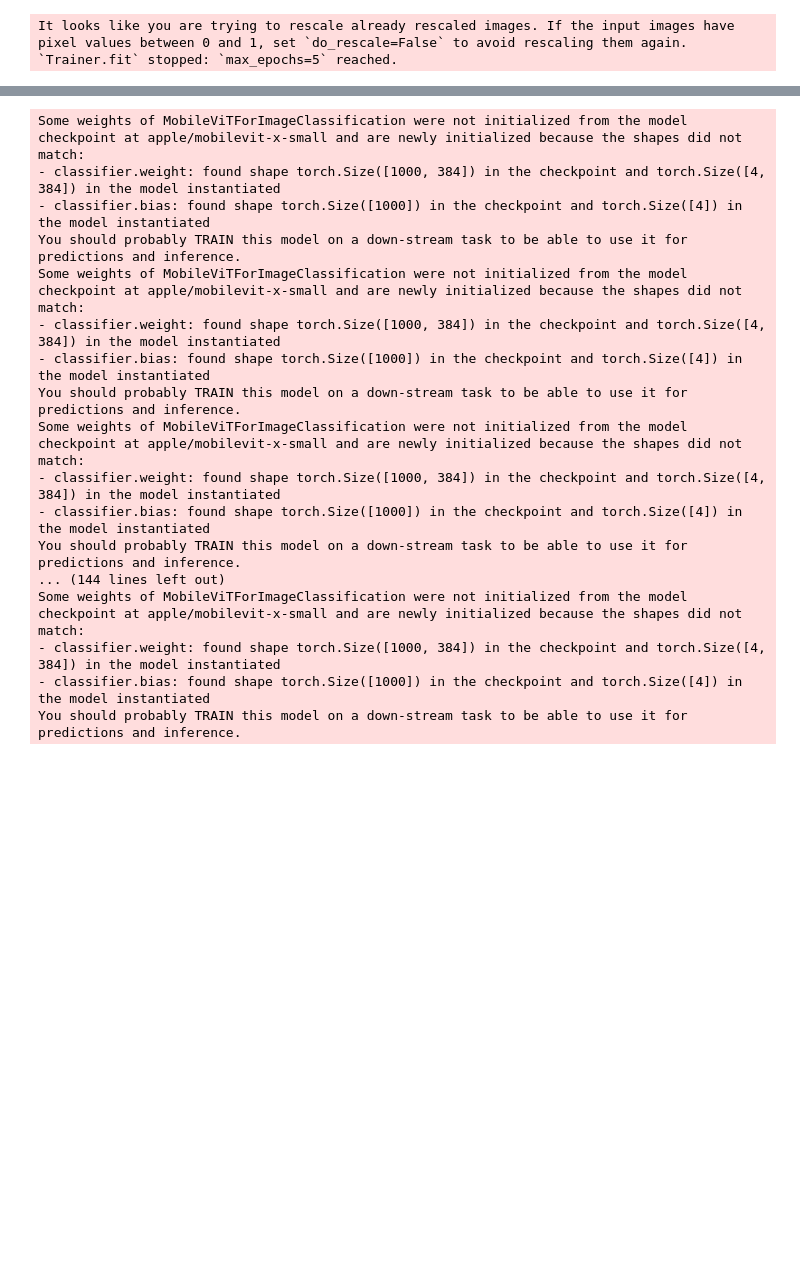
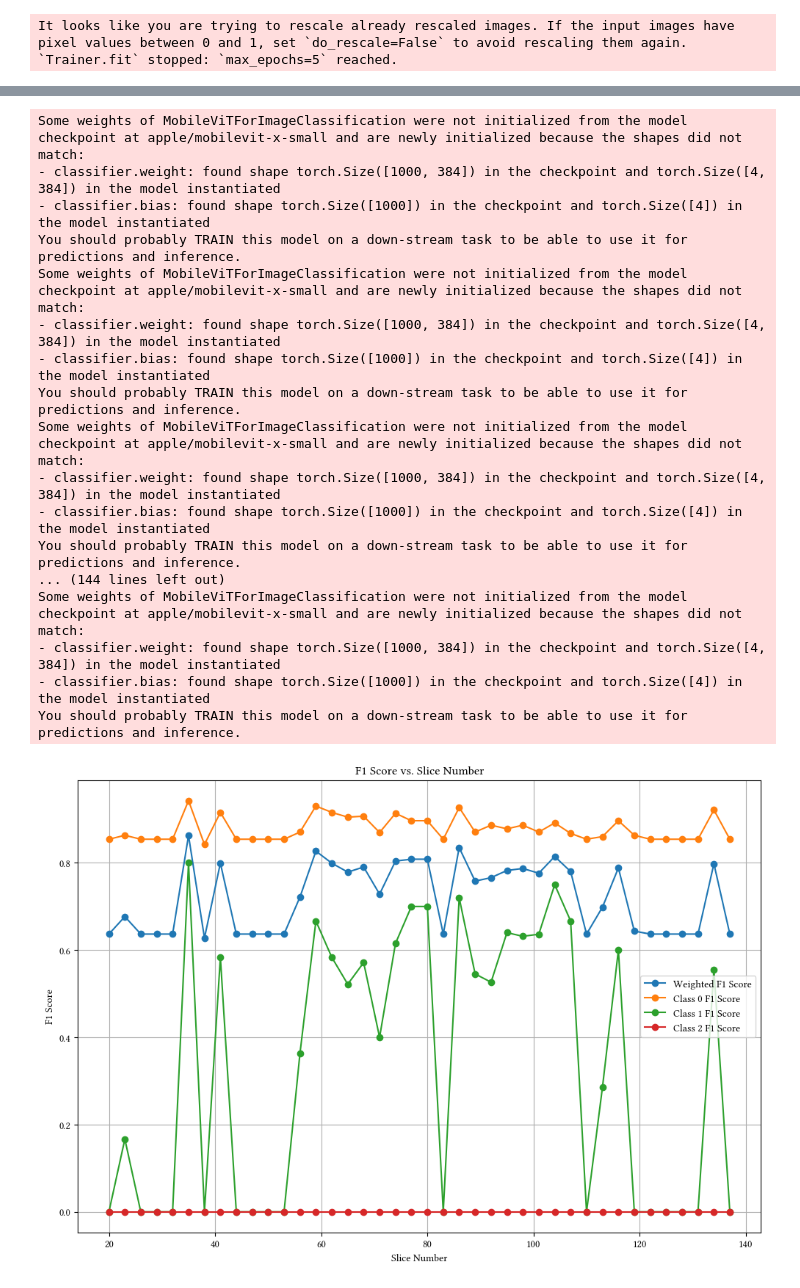
Before and after one commit to HenriSmidt/Alzheimer_Detection, a Jupyter notebook: slice_evaluation.ipynb, the cells around one changed output, grey strips where cells are left out. Saved outputs shown, nothing was run; the diff lists cells and outputs as text; code cells hidden in the pictures; blank space fills up the shorter version.

```diff
--- a/slice_evaluation.ipynb
+++ b/slice_evaluation.ipynb
@@ -367,10 +245,11 @@ import pandas as pd
 from transformers import MobileViTImageProcessor
 from sklearn.metrics import f1_score
 import os
+import numpy as np
+import matplotlib.pyplot as plt
 from dataset import MRIImageDataModule
 from models import MobileViTLightning
 from utils import get_best_device
-
 
 # Set device
 device = get_best_device()
@@ -393,13 +272,15 @@ def evaluate_model(model, test_loader):
     all_labels = []
     with torch.no_grad():
         for batch in test_loader:
-            inputs, labels, age = batch
+            inputs, labels, _, _ = batch
             inputs, labels = inputs.to(device), labels.to(device)
             outputs = model(inputs)
             preds = torch.argmax(outputs, dim=1)
             all_preds.extend(preds.cpu().numpy())
             all_labels.extend(labels.cpu().numpy())
-    return f1_score(all_labels, all_preds, average='weighted')
+    weighted_f1 = f1_score(all_labels, all_preds, average='weighted')
+    per_class_f1 = f1_score(all_labels, all_preds, average=None)
+    return weighted_f1, per_class_f1
 
 # List to store the results
 results = []
@@ -416,32 +297,54 @@ for slice_number in range(20, 140, 3):
     data_module = MRIImageDataModule(csv_path, slice_number=slice_number, transform=transform, batch_size=48, num_workers=0)
     data_module.setup()
     test_loader = data_module.test_dataloader()
     # Evaluate the model
-    f1 = evaluate_model(model, test_loader)
+    weighted_f1, per_class_f1 = evaluate_model(model, test_loader)
 
     # Append the result
-    results.append({'slice_number': slice_number, 'f1_score': f1})
+    result = {'slice_number': slice_number, 'weighted_f1_score': weighted_f1}
+    for i, class_f1 in enumerate(per_class_f1):
+        result[f'class_{i}_f1_score'] = class_f1
+    results.append(result)
 
 # Create a DataFrame
 df = pd.DataFrame(results)
 
 # Save the DataFrame
 df.to_csv('model_evaluation_results.csv', index=False)
+
+# Plot the F1 score against the slice number
+plt.figure(figsize=(12, 8))
+
+# Plot weighted F1 score
+plt.plot(df['slice_number'], df['weighted_f1_score'], marker='o', linestyle='-', label='Weighted F1 Score')
+
+# Plot per-class F1 scores
+for i in range(4):  # Assuming 4 classes
+    if f'class_{i}_f1_score' in df.columns:
+        plt.plot(df['slice_number'], df[f'class_{i}_f1_score'], marker='o', linestyle='-', label=f'Class {i} F1 Score')
+
+plt.title('F1 Score vs. Slice Number')
+plt.xlabel('Slice Number')
+plt.ylabel('F1 Score')
+plt.legend()
+plt.grid(True)
+plt.show()
 # %% [output]
 Some weights of MobileViTForImageClassification were not initialized from the model checkpoint at apple/mobilevit-x-small and are newly initialized because the shapes did not match:
 - classifier.weight: found shape torch.Size([1000, 384]) in the checkpoint and torch.Size([4, 384]) in the model instantiated
 - classifier.bias: found shape torch.Size([1000]) in the checkpoint and torch.Size([4]) in the model instantiated
 You should probably TRAIN this model on a down-stream task to be able to use it for predictions and inference.
 Some weights of MobileViTForImageClassification were not initialized from the model checkpoint at apple/mobilevit-x-small and are newly initialized because the shapes did not match:
 - classifier.weight: found shape torch.Size([1000, 384]) in the checkpoint and torch.Size([4, 384]) in the model instantiated
 - classifier.bias: found shape torch.Size([1000]) in the checkpoint and torch.Size([4]) in the model instantiated
 You should probably TRAIN this model on a down-stream task to be able to use it for predictions and inference.
 Some weights of MobileViTForImageClassification were not initialized from the model checkpoint at apple/mobilevit-x-small and are newly initialized because the shapes did not match:
 - classifier.weight: found shape torch.Size([1000, 384]) in the checkpoint and torch.Size([4, 384]) in the model instantiated
 - classifier.bias: found shape torch.Size([1000]) in the checkpoint and torch.Size([4]) in the model instantiated
 You should probably TRAIN this model on a down-stream task to be able to use it for predictions and inference.
 ... (144 lines left out)
 Some weights of MobileViTForImageClassification were not initialized from the model checkpoint at apple/mobilevit-x-small and are newly initialized because the shapes did not match:
 - classifier.weight: found shape torch.Size([1000, 384]) in the checkpoint and torch.Size([4, 384]) in the model instantiated
 - classifier.bias: found shape torch.Size([1000]) in the checkpoint and torch.Size([4]) in the model instantiated
 You should probably TRAIN this model on a down-stream task to be able to use it for predictions and inference.
+[figure, added]
```
Also changed, not shown: parts of 10 cells of this notebook, 3 other files.
